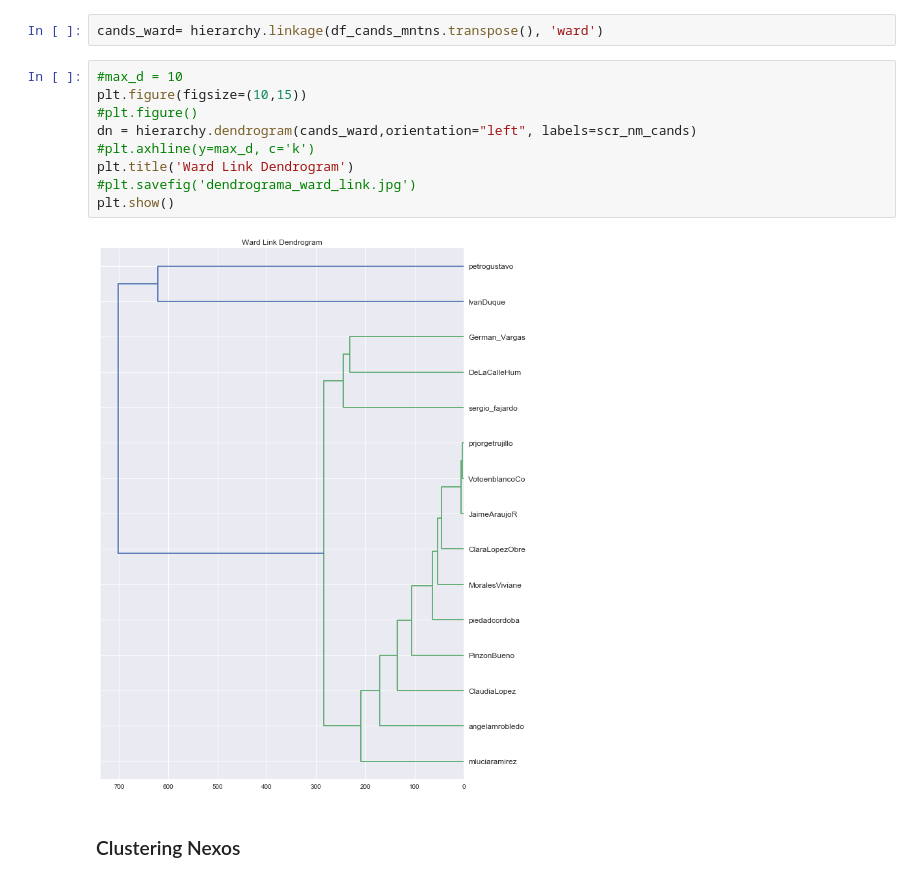
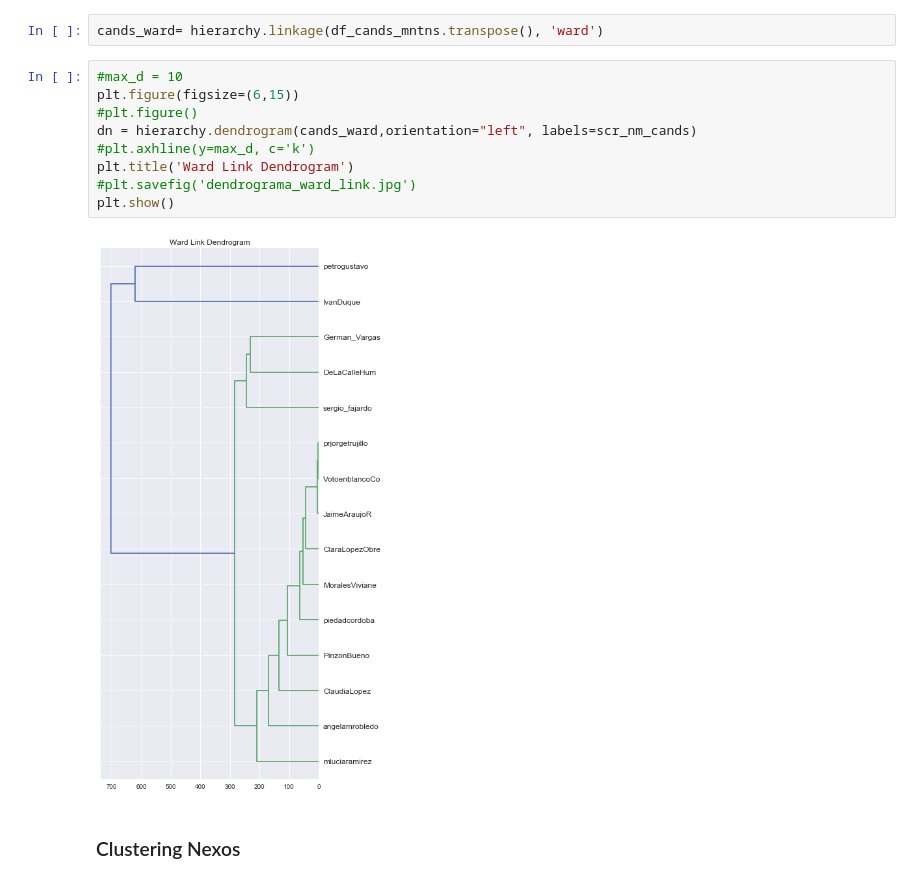
Before and after one commit to Yagwar/presi_2018, a Jupyter notebook: Clustering Tweets.ipynb, the cells around one changed output. Cells and saved outputs as stored; diff of their text form.

```diff
--- a/Clustering Tweets.ipynb
+++ b/Clustering Tweets.ipynb
@@ -256,15 +256,15 @@ plt.imshow(df_cands_mntns.iloc[:25,:], cmap=plt.cm.gray_r, interpolation='neares
 cands_ward= hierarchy.linkage(df_cands_mntns.transpose(), 'ward')
 # %%
 #max_d = 10
-plt.figure(figsize=(10,15))
+plt.figure(figsize=(6,15))
 #plt.figure()
 dn = hierarchy.dendrogram(cands_ward,orientation="left", labels=scr_nm_cands)
 #plt.axhline(y=max_d, c='k')
 plt.title('Ward Link Dendrogram')
 #plt.savefig('dendrograma_ward_link.jpg')
 plt.show()
 # %% [output]
-[figure, old version]
+[figure, new version]
 # %% [markdown]
 ### Clustering Nexos
 # %%
```
Also changed, not shown: parts of 4 cells of this notebook.
